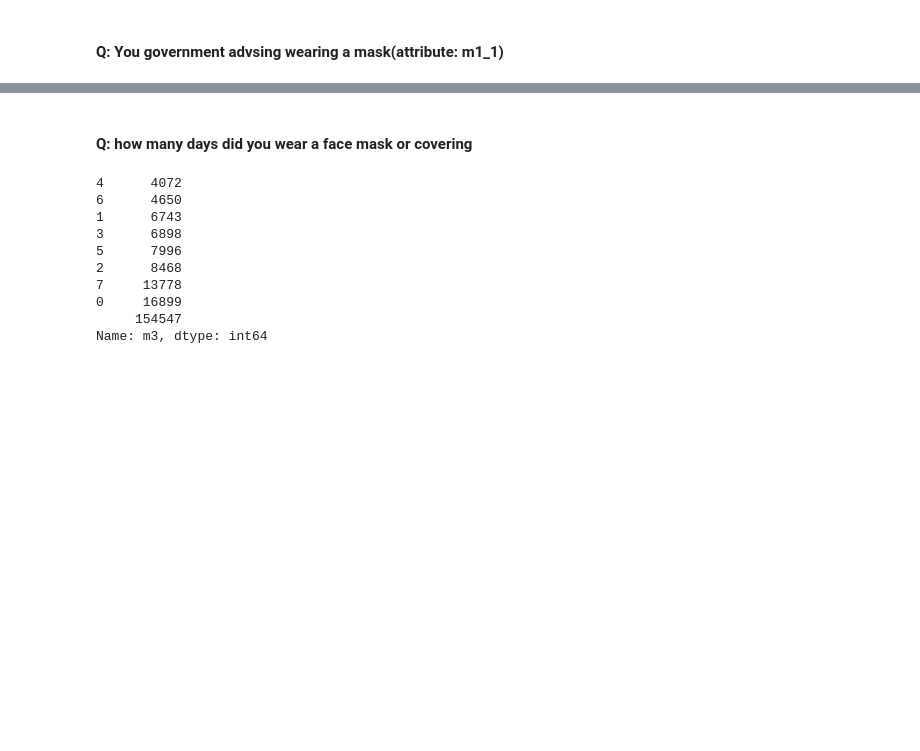
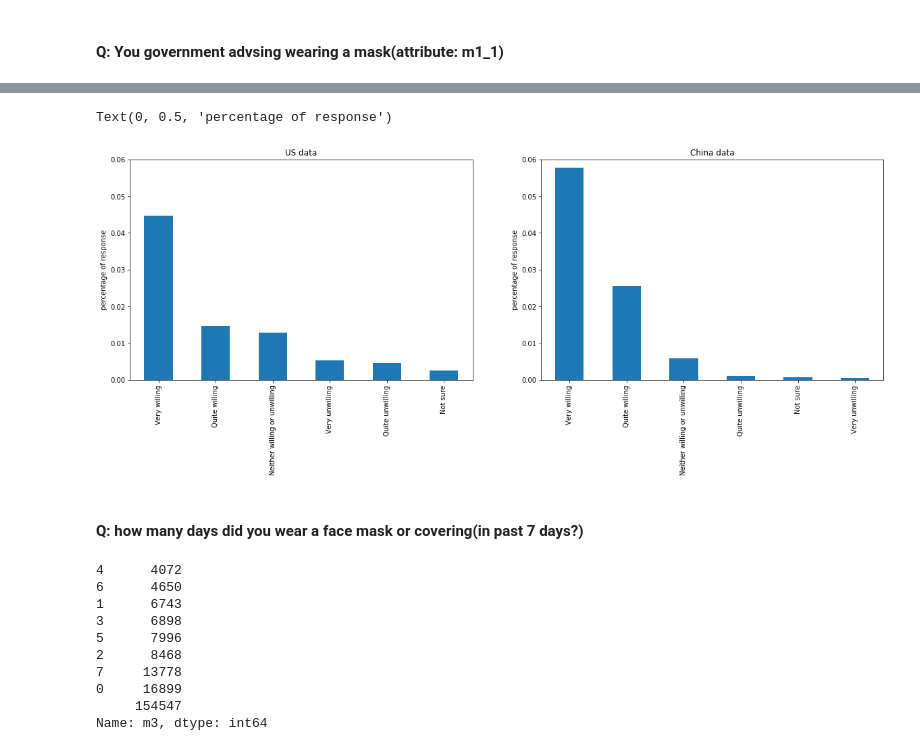
Before and after one commit to yuna-git/Covid19_response, a Jupyter notebook: covid-19 response study.ipynb, the cells around one changed output, grey strips where cells are left out. Saved outputs shown, nothing was run; the diff lists cells and outputs as text; code cells hidden in the pictures; blank space fills up the shorter version.

```diff
--- a/covid-19 response study.ipynb
+++ b/covid-19 response study.ipynb
@@ -183,5 +197,18 @@ Text(0.5, 1.0, 'US data')
+# %%
+fig, ax = plt.subplots(1,2, figsize=(20,6))
+#order=['Always', 'Frequently', 'Sometimes', 'Rarely', 'Not at all']
+order=['Very willing', 'Quite willing', 'Neither willing or unwilling', 'Quite unwilling', 'Very unwilling', 'Not sure']
+us_data['m1_1'].value_counts().apply(lambda x: x/us_data.shape[0])[1:].plot(kind = 'bar', ax = ax[0], ylim=(0,0.06))
+china_data['m1_1'].value_counts().apply(lambda x: x/china_data.shape[0])[1:].plot(kind = 'bar', ax = ax[1], ylim = (0,0.06))
+ax[0].set_title('US data')
+ax[0].set_ylabel('percentage of response')
+ax[1].set_title('China data')
+ax[1].set_ylabel('percentage of response')
+# %% [output]
+Text(0, 0.5, 'percentage of response')
+[figure, added]
 # %% [markdown]
-#### Q: how many days did you wear a face mask or covering
+#### Q: how many days did you wear a face mask or covering(in past 7 days?)
 # %%
 all_data['m3'].value_counts().sort_values()
 # %% [output]
```
Also changed, not shown: parts of 11 cells of this notebook.
